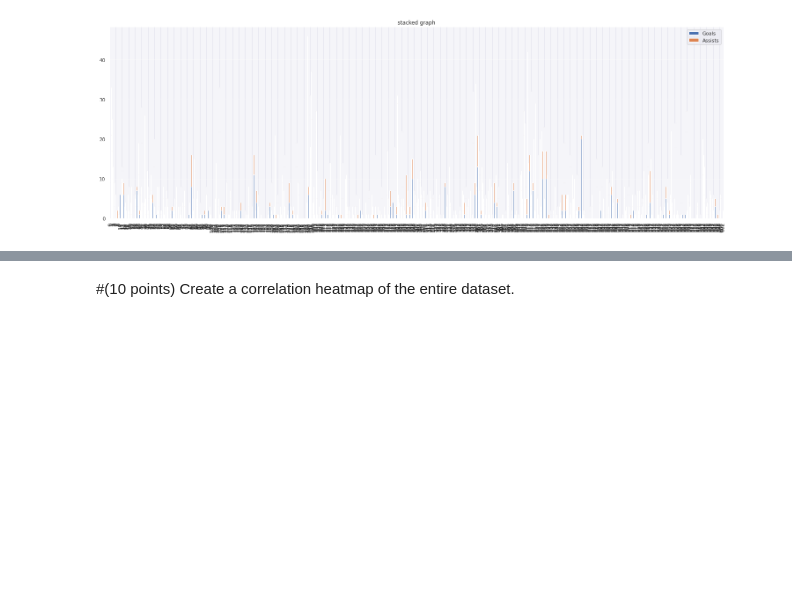
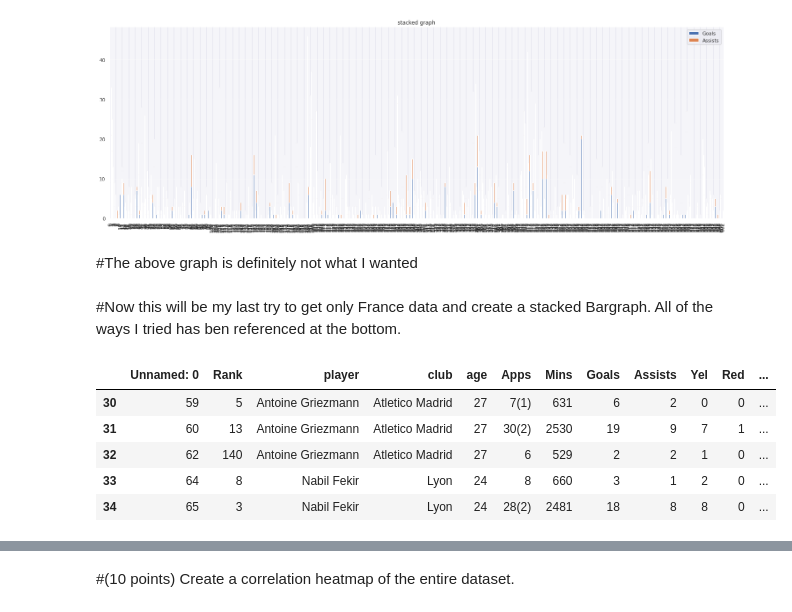
Before and after one commit to sovikapoudel/Data-Visualiation-Spring-2022, a Jupyter notebook: Exam3.ipynb, the cells around one changed output, grey strips where cells are left out. Cells and saved outputs as stored; diff of their text form; code cells hidden in the pictures; blank space fills up the shorter version.

```diff
--- a/Exam3.ipynb
+++ b/Exam3.ipynb
@@ -212,2 +216,4 @@ plt.show() #this is definitely not what I wanted
 # %% [output]
 [figure]
+# %% [markdown]
+ #The above graph is definitely not what I wanted
@@ -214 +224,13 @@ plt.show() #this is definitely not what I wanted
+# %% [markdown]
+#Now this will be my last try to get only France data and create a stacked Bargraph. All of the ways I tried has ben referenced at the bottom.
+# %%
+Fra=df.loc[df['nationality']=='France'] #Just this line of code took me hours to realize and to figure out.
+Fra.head()
+# %% [output]
+|  | Unnamed: 0 | Rank | player | club | age | Apps | Mins | Goals | Assists | Yel | Red | ... |
+| 30 | 59 | 5 | Antoine Griezmann | Atletico Madrid | 27 | 7(1) | 631 | 6 | 2 | 0 | 0 | ... |
+| 31 | 60 | 13 | Antoine Griezmann | Atletico Madrid | 27 | 30(2) | 2530 | 19 | 9 | 7 | 1 | ... |
+| 32 | 62 | 140 | Antoine Griezmann | Atletico Madrid | 27 | 6 | 529 | 2 | 2 | 1 | 0 | ... |
+| 33 | 64 | 8 | Nabil Fekir | Lyon | 24 | 8 | 660 | 3 | 1 | 2 | 0 | ... |
+| 34 | 65 | 3 | Nabil Fekir | Lyon | 24 | 28(2) | 2481 | 18 | 8 | 8 | 0 | ... |
 # %%
```
Also changed, not shown: parts of 25 cells of this notebook.
